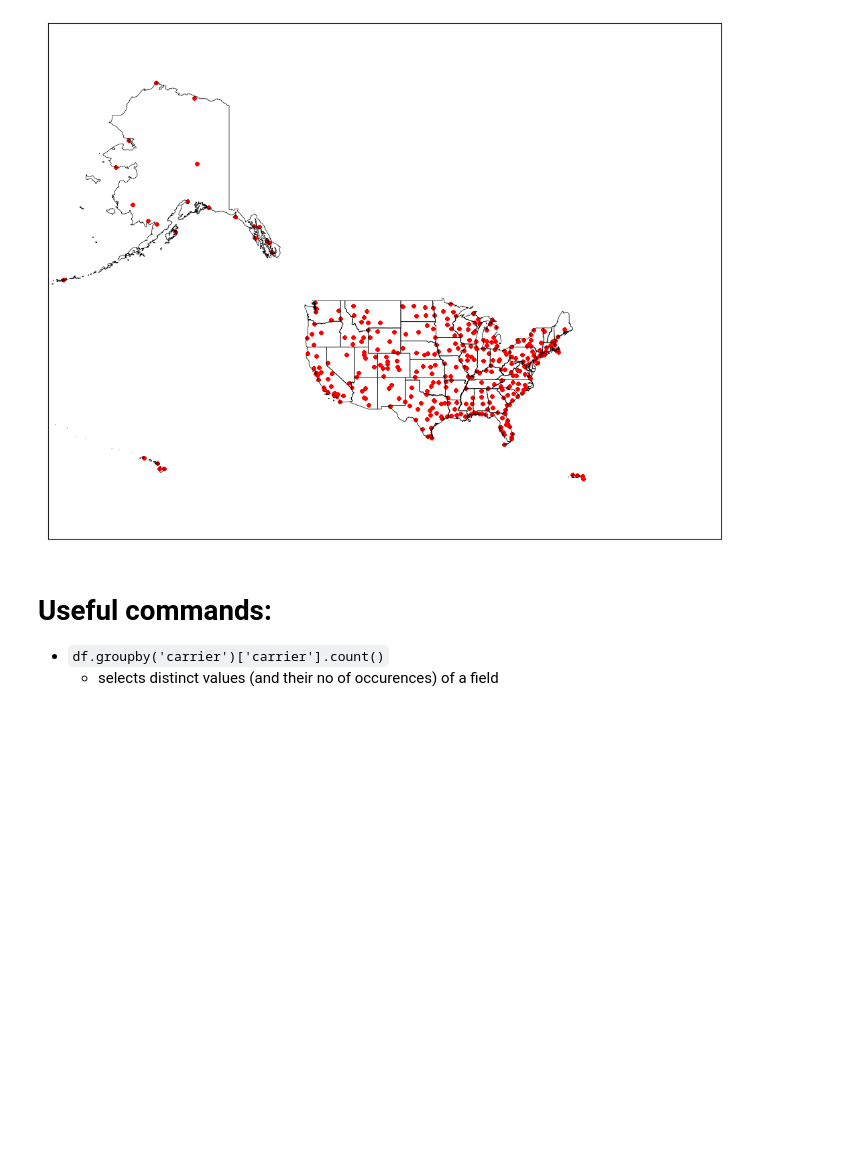
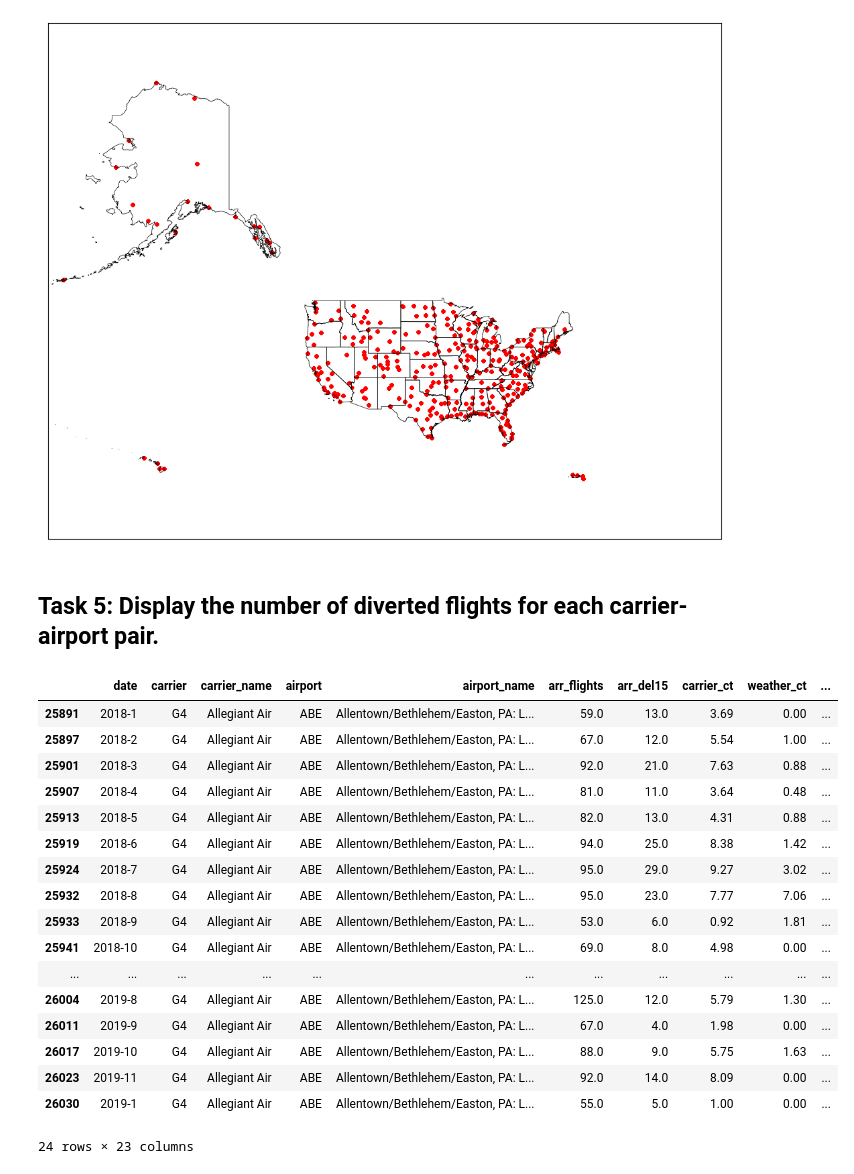
Before and after one commit to deniskristak/data-analysis-learning, a Jupyter notebook: my_solutions.ipynb, the cells around one changed output. Saved outputs shown, nothing was run; the diff lists cells and outputs as text; code cells hidden in the pictures; blank space fills up the shorter version.

Commit message:
finished up to task 9

```diff
--- a/my_solutions.ipynb
+++ b/my_solutions.ipynb
@@ -229,8 +264,26 @@ plt.scatter(x, y, 10, marker='o', color='Red')
 plt.show()
 # %% [output]
 [figure]
-# %% [markdown]
-# Useful commands:
-
-- `df.groupby('carrier')['carrier'].count()`
-    - selects distinct values (and their no of occurences) of a field
+# %% [markdown]
+## Task 5: Display the number of diverted flights for each carrier-airport pair.
+# %%
+df.query("airport == 'ABE' & carrier == 'G4'")
+# %% [output]
+|  | date | carrier | carrier_name | airport | airport_name | arr_flights | arr_del15 | carrier_ct | weather_ct | ... |
+| 25891 | 2018-1 | G4 | Allegiant Air | ABE | Allentown/Bethlehem/Easton, PA: L... | 59.0 | 13.0 | 3.69 | 0.00 | ... |
+| 25897 | 2018-2 | G4 | Allegiant Air | ABE | Allentown/Bethlehem/Easton, PA: L... | 67.0 | 12.0 | 5.54 | 1.00 | ... |
+| 25901 | 2018-3 | G4 | Allegiant Air | ABE | Allentown/Bethlehem/Easton, PA: L... | 92.0 | 21.0 | 7.63 | 0.88 | ... |
+| 25907 | 2018-4 | G4 | Allegiant Air | ABE | Allentown/Bethlehem/Easton, PA: L... | 81.0 | 11.0 | 3.64 | 0.48 | ... |
+| 25913 | 2018-5 | G4 | Allegiant Air | ABE | Allentown/Bethlehem/Easton, PA: L... | 82.0 | 13.0 | 4.31 | 0.88 | ... |
+| 25919 | 2018-6 | G4 | Allegiant Air | ABE | Allentown/Bethlehem/Easton, PA: L... | 94.0 | 25.0 | 8.38 | 1.42 | ... |
+| 25924 | 2018-7 | G4 | Allegiant Air | ABE | Allentown/Bethlehem/Easton, PA: L... | 95.0 | 29.0 | 9.27 | 3.02 | ... |
+| 25932 | 2018-8 | G4 | Allegiant Air | ABE | Allentown/Bethlehem/Easton, PA: L... | 95.0 | 23.0 | 7.77 | 7.06 | ... |
+| 25933 | 2018-9 | G4 | Allegiant Air | ABE | Allentown/Bethlehem/Easton, PA: L... | 53.0 | 6.0 | 0.92 | 1.81 | ... |
+| 25941 | 2018-10 | G4 | Allegiant Air | ABE | Allentown/Bethlehem/Easton, PA: L... | 69.0 | 8.0 | 4.98 | 0.00 | ... |
+| ... | ... | ... | ... | ... | ... | ... | ... | ... | ... | ... |
+| 26004 | 2019-8 | G4 | Allegiant Air | ABE | Allentown/Bethlehem/Easton, PA: L... | 125.0 | 12.0 | 5.79 | 1.30 | ... |
+| 26011 | 2019-9 | G4 | Allegiant Air | ABE | Allentown/Bethlehem/Easton, PA: L... | 67.0 | 4.0 | 1.98 | 0.00 | ... |
+| 26017 | 2019-10 | G4 | Allegiant Air | ABE | Allentown/Bethlehem/Easton, PA: L... | 88.0 | 9.0 | 5.75 | 1.63 | ... |
+| 26023 | 2019-11 | G4 | Allegiant Air | ABE | Allentown/Bethlehem/Easton, PA: L... | 92.0 | 14.0 | 8.09 | 0.00 | ... |
+| 26030 | 2019-1 | G4 | Allegiant Air | ABE | Allentown/Bethlehem/Easton, PA: L... | 55.0 | 5.0 | 1.00 | 0.00 | ... |
+24 rows × 23 columns
```
Also changed, not shown: parts of 29 cells of this notebook, 2 other files.
